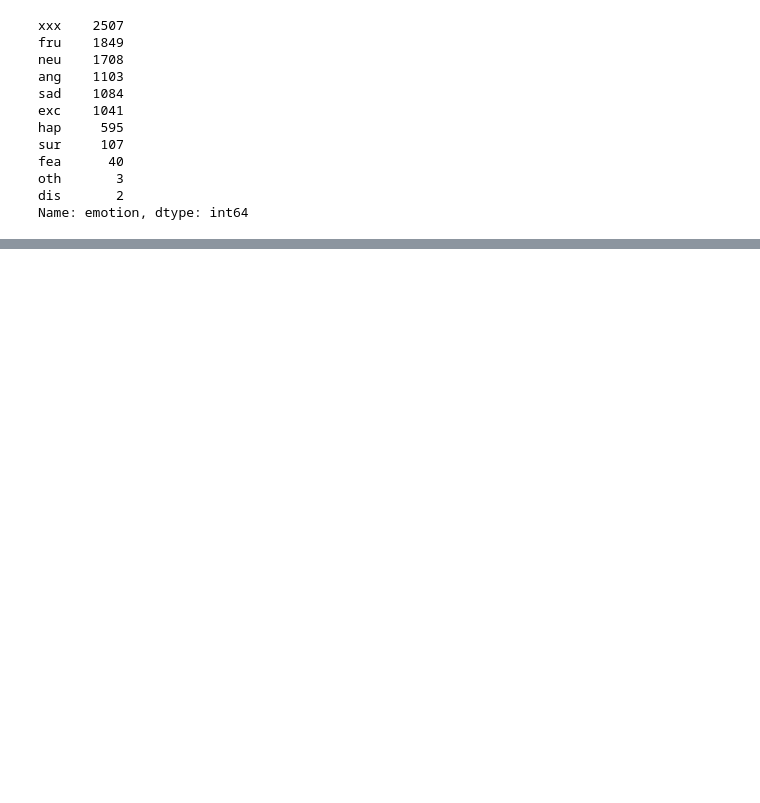
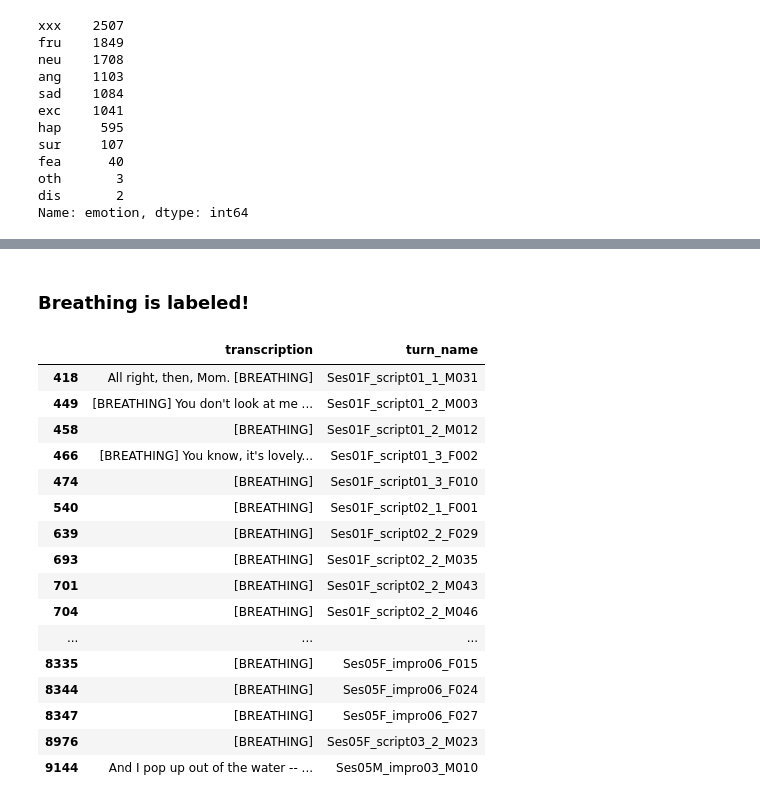
Before and after one commit to nicoloddo/PSYCHE, a Jupyter notebook: Preprocessing/Exploration notebooks/explore_iemocap.ipynb, the cells around one changed output, grey strips where cells are left out. Saved outputs shown, nothing was run; the diff lists cells and outputs as text; code cells hidden in the pictures; blank space fills up the shorter version.

```diff
--- a/Preprocessing/Exploration notebooks/explore_iemocap.ipynb
+++ b/Preprocessing/Exploration notebooks/explore_iemocap.ipynb
@@ -87,0 +157,23 @@ content.loc[mask]
+# %% [markdown]
+### Breathing is labeled!
+# %%
+mask = content['transcription'].str.contains('\[BREATHING')
+content.loc[mask][['transcription', "turn_name"]]
+# %% [output]
+|  | transcription | turn_name |
+| 418 | All right, then, Mom. [BREATHING] | Ses01F_script01_1_M031 |
+| 449 | [BREATHING] You don't look at me ... | Ses01F_script01_2_M003 |
+| 458 | [BREATHING] | Ses01F_script01_2_M012 |
+| 466 | [BREATHING] You know, it's lovely... | Ses01F_script01_3_F002 |
+| 474 | [BREATHING] | Ses01F_script01_3_F010 |
+| 540 | [BREATHING] | Ses01F_script02_1_F001 |
+| 639 | [BREATHING] | Ses01F_script02_2_F029 |
+| 693 | [BREATHING] | Ses01F_script02_2_M035 |
+| 701 | [BREATHING] | Ses01F_script02_2_M043 |
+| 704 | [BREATHING] | Ses01F_script02_2_M046 |
+| ... | ... | ... |
+| 8335 | [BREATHING] | Ses05F_impro06_F015 |
+| 8344 | [BREATHING] | Ses05F_impro06_F024 |
+| 8347 | [BREATHING] | Ses05F_impro06_F027 |
+| 8976 | [BREATHING] | Ses05F_script03_2_M023 |
+| 9144 | And I pop up out of the water -- ... | Ses05M_impro03_M010 |
```
Also changed, not shown: parts of 19 cells of this notebook, 7 other files.
